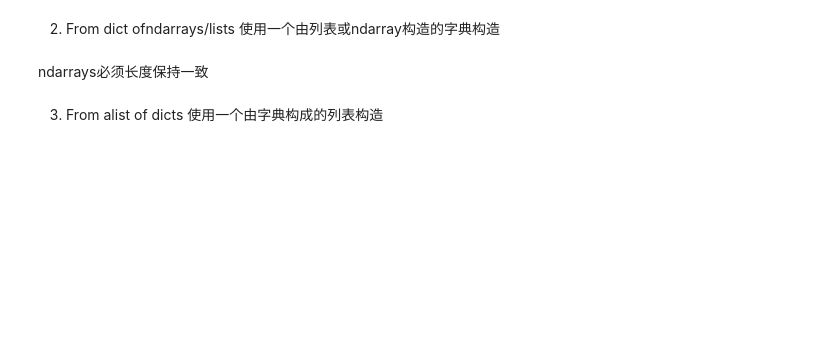
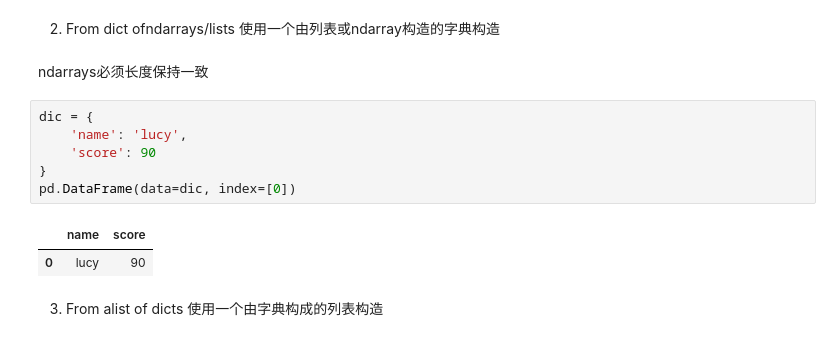
Before and after one commit to Leecoin49/StudyNote, a Jupyter notebook: LLM/AILLM_Luffy/1.Python/第20章Pandas/1.pandas核心数据类型.ipynb, the cells around one changed output. Drawn from its saved outputs; the diff is of its cells as text; blank space fills up the shorter version.

```diff
--- a/LLM/AILLM_Luffy/1.Python/第20章Pandas/1.pandas核心数据类型.ipynb
+++ b/LLM/AILLM_Luffy/1.Python/第20章Pandas/1.pandas核心数据类型.ipynb
@@ -314,5 +327,14 @@ pd.DataFrame(data=data, index=index, columns=columns)
 2. From dict ofndarrays/lists 使用一个由列表或ndarray构造的字典构造
 # %% [markdown]
 ndarrays必须长度保持一致
+# %%
+dic = {
+    'name': 'lucy',
+    'score': 90
+}
+pd.DataFrame(data=dic, index=[0])
+# %% [output]
+|  | name | score |
+| 0 | lucy | 90 |
 # %% [markdown]
 3. From alist of dicts 使用一个由字典构成的列表构造
```
Also changed, not shown: parts of 6 cells of this notebook.
